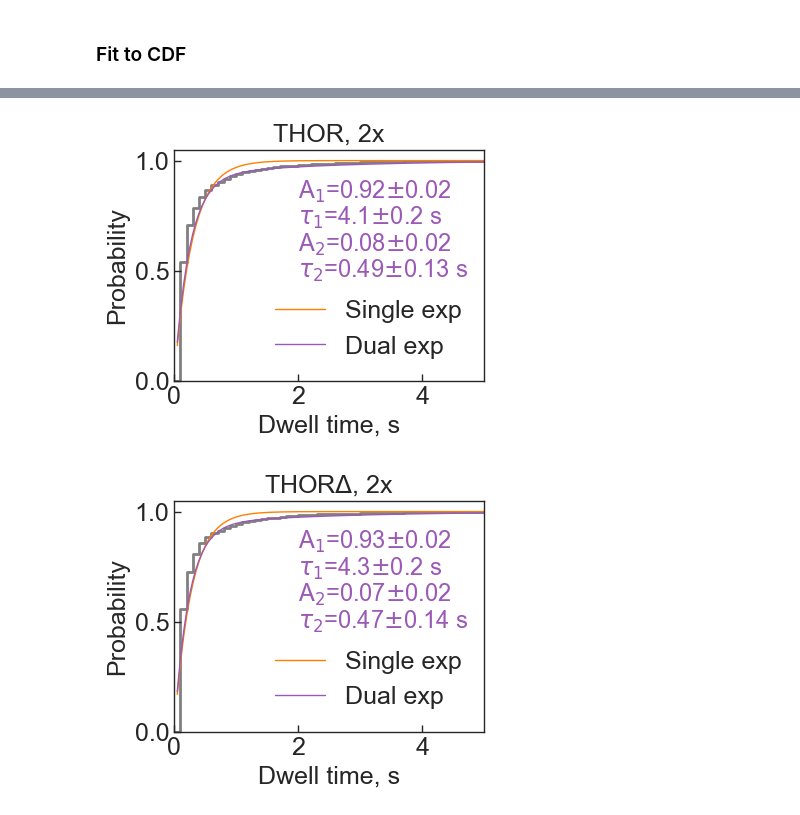
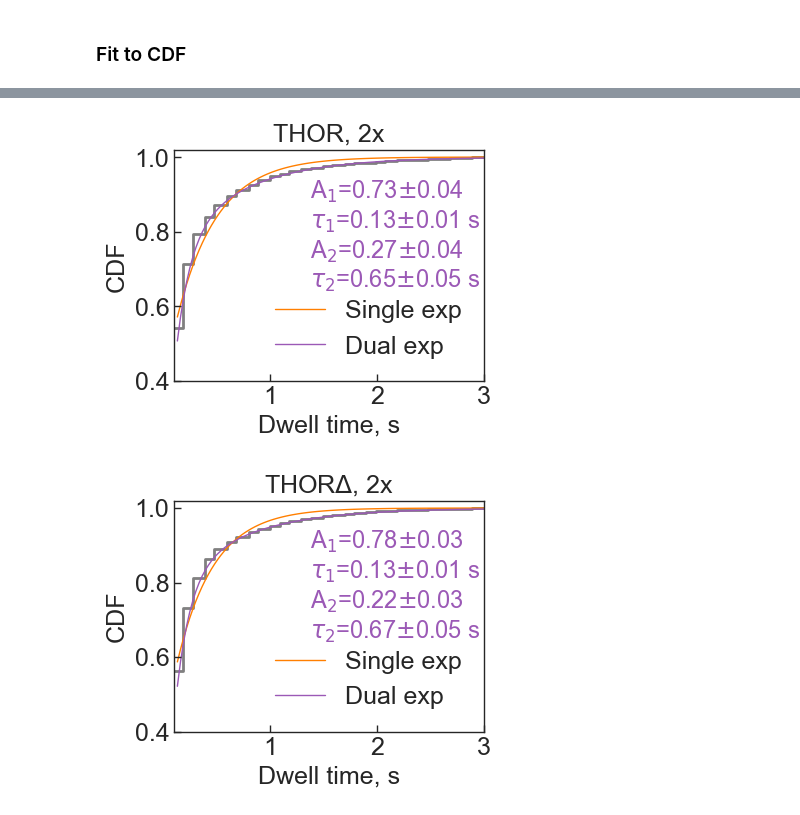
Before and after one commit to walterlab-um/RNA_SPT_in_cellular_condensates, a Jupyter notebook: plot_paper_figure/Fig2_interactions_THOR_THORdel.ipynb, the cells around one changed output, grey strips where cells are left out. Cells and saved outputs as stored; diff of their text form; code cells hidden in the pictures.

```diff
--- a/plot_paper_figure/Fig2_interactions_THOR_THORdel.ipynb
+++ b/plot_paper_figure/Fig2_interactions_THOR_THORdel.ipynb
@@ -333,7 +327,7 @@ ax = sns.histplot(
     data=dwell_times_1,
     color="gray",
     bins=100,
-    binrange=(0, 5),
+    binrange=(0.1, 3),
     stat="probability",
     common_norm=False,
     lw=2,
@@ -360,9 +354,9 @@ plt.plot(
     lw=1,
 )
 # add text
-left = 2
-top = 0.83
-gap = 0.12
+left = 1.37
+top = 0.89
+gap = 0.08
 plt.text(
     left,
     top,
@@ -378,9 +372,9 @@ plt.text(
     left,
     top - gap * 1,
     r"$\tau_1$="
-    + "{:.1f}".format(round(results_dual_1["k1"], 1))
+    + "{:.2f}".format(round(results_dual_1["tau1"], 2))
     + r"$\pm$"
-    + "{:.1f}".format(round(results_dual_1["k1_se"], 1))
+    + "{:.2f}".format(round(results_dual_1["tau1_se"], 2))
     + " s",
     fontsize=17,
     color="#9B59B6",
@@ -401,41 +395,42 @@ plt.text(
     left,
     top - gap * 3,
     r"$\tau_2$="
-    + "{:.2f}".format(round(results_dual_1["k2"], 2))
+    + "{:.2f}".format(round(results_dual_1["tau2"], 2))
     + r"$\pm$"
-    + "{:.2f}".format(round(results_dual_1["k2_se"], 2))
+    + "{:.2f}".format(round(results_dual_1["tau2_se"], 2))
     + " s",
     fontsize=17,
     color="#9B59B6",
     horizontalalignment="left",
 )
 # adjust other param
 plt.legend(frameon=False, loc=4, fontsize=18)
-plt.xlim(0, 5)
+plt.xlim(0.1, 3)
+plt.ylim(0.4, 1.02)
 plt.xlabel("Dwell time, s", fontsize=18)
-plt.ylabel("Probability", fontsize=18)
+plt.ylabel("CDF", fontsize=18)
 plt.title(label1, fontsize=18)
 plt.gca().spines[:].set_linewidth(1)
 plt.gca().tick_params(
     axis="both",
     which="major",
     labelsize=18,
     direction="in",
     bottom=True,
     left=True,
     length=5,
     width=1,
 )
 plt.gca().set_axisbelow(False)
 plt.gca().tick_params(axis="both", which="major", labelsize=18)
 plt.savefig(
     "compare_exp_fits-THOR_2x.png",
     format="png",
     bbox_inches="tight",
     dpi=300,
 )
 # %% [output]
-[figure, old version]
+[figure, new version]
 # %%
 # For second dataset
 plt.figure(figsize=(4, 3))
@@ -443,7 +438,7 @@ ax = sns.histplot(
     data=dwell_times_2,
     color="gray",
     bins=100,
-    binrange=(0, 5),
+    binrange=(0.1, 3),
     stat="probability",
     common_norm=False,
     lw=2,
@@ -470,9 +465,9 @@ plt.plot(
     lw=1,
 )
 # add text
-left = 2
-top = 0.83
-gap = 0.12
+left = 1.37
+top = 0.89
+gap = 0.08
 plt.text(
     left,
     top,
@@ -488,9 +483,9 @@ plt.text(
     left,
     top - gap * 1,
     r"$\tau_1$="
-    + "{:.1f}".format(round(results_dual_2["k1"], 1))
+    + "{:.2f}".format(round(results_dual_2["tau1"], 2))
     + r"$\pm$"
-    + "{:.1f}".format(round(results_dual_2["k1_se"], 1))
+    + "{:.2f}".format(round(results_dual_2["tau1_se"], 2))
     + " s",
     fontsize=17,
     color="#9B59B6",
@@ -511,9 +506,9 @@ plt.text(
     left,
     top - gap * 3,
     r"$\tau_2$="
-    + "{:.2f}".format(round(results_dual_2["k2"], 2))
+    + "{:.2f}".format(round(results_dual_2["tau2"], 2))
     + r"$\pm$"
-    + "{:.2f}".format(round(results_dual_2["k2_se"], 2))
+    + "{:.2f}".format(round(results_dual_2["tau2_se"], 2))
     + " s",
     fontsize=17,
     color="#9B59B6",
@@ -521,9 +516,10 @@ plt.text(
 )
 # adjust other param
 plt.legend(frameon=False, loc=4, fontsize=18)
-plt.xlim(0, 5)
+plt.xlim(0.1, 3)
+plt.ylim(0.4, 1.02)
 plt.xlabel("Dwell time, s", fontsize=18)
-plt.ylabel("Probability", fontsize=18)
+plt.ylabel("CDF", fontsize=18)
 plt.title(label2, fontsize=18)
 plt.gca().spines[:].set_linewidth(1)
 plt.gca().tick_params(
@@ -545,4 +541,4 @@ plt.savefig(
     dpi=300,
 )
 # %% [output]
-[figure, old version]
+[figure, new version]
```
Also changed, not shown: parts of 6 cells of this notebook.
